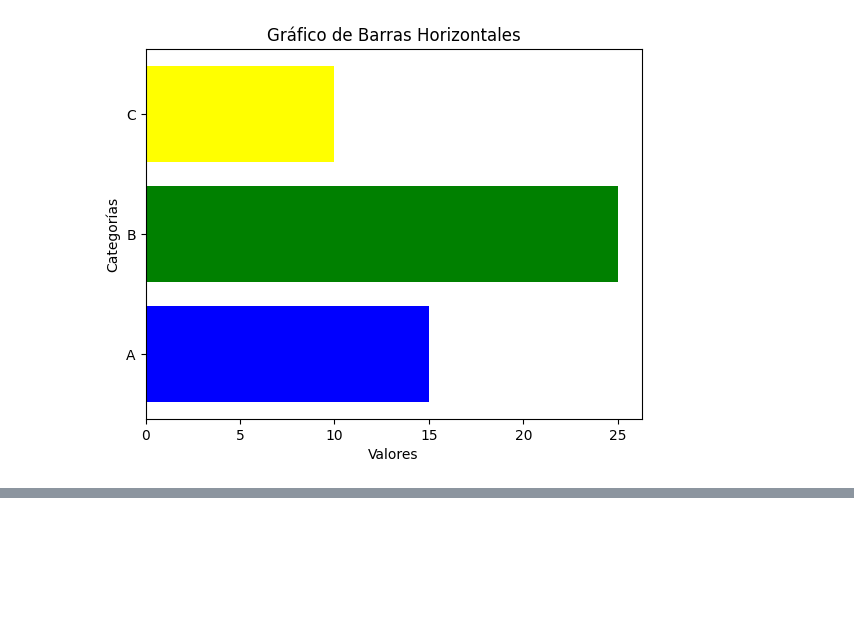
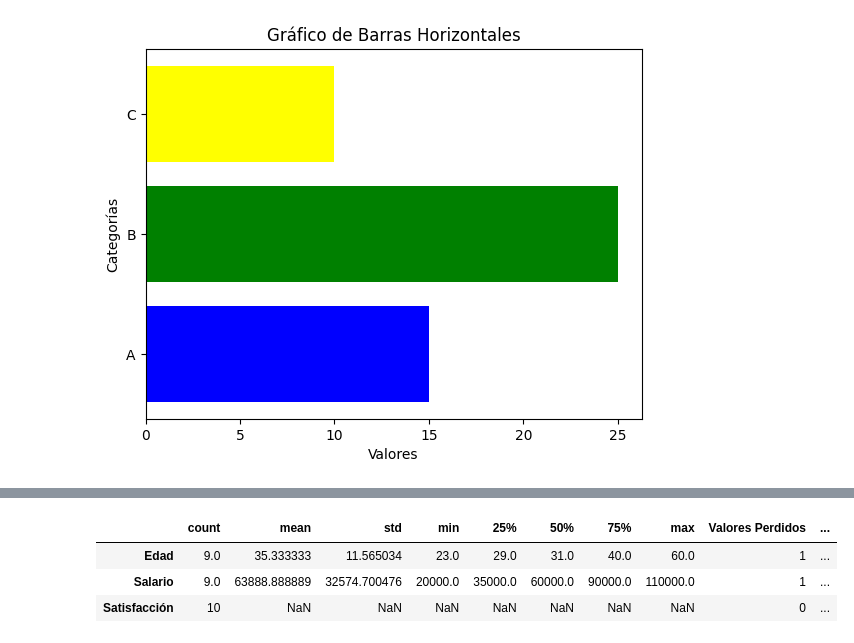
Before and after one commit to mlacasa/AnalisisSeries, a Jupyter notebook: AnálisisUnivariante(I).ipynb, the cells around one changed output, grey strips where cells are left out. Cells and saved outputs as stored; diff of their text form; code cells hidden in the pictures; blank space fills up the shorter version.

```diff
--- a/AnálisisUnivariante(I).ipynb
+++ b/AnálisisUnivariante(I).ipynb
@@ -338,0 +379,7 @@ plt.show()
+# %%
+resumen_estadistico(df)
+# %% [output]
+|  | count | mean | std | min | 25% | 50% | 75% | max | Valores Perdidos | ... |
+| Edad | 9.0 | 35.333333 | 11.565034 | 23.0 | 29.0 | 31.0 | 40.0 | 60.0 | 1 | ... |
+| Salario | 9.0 | 63888.888889 | 32574.700476 | 20000.0 | 35000.0 | 60000.0 | 90000.0 | 110000.0 | 1 | ... |
+| Satisfacción | 10 | NaN | NaN | NaN | NaN | NaN | NaN | NaN | 0 | ... |
```
Also changed, not shown: parts of 3 cells of this notebook.
